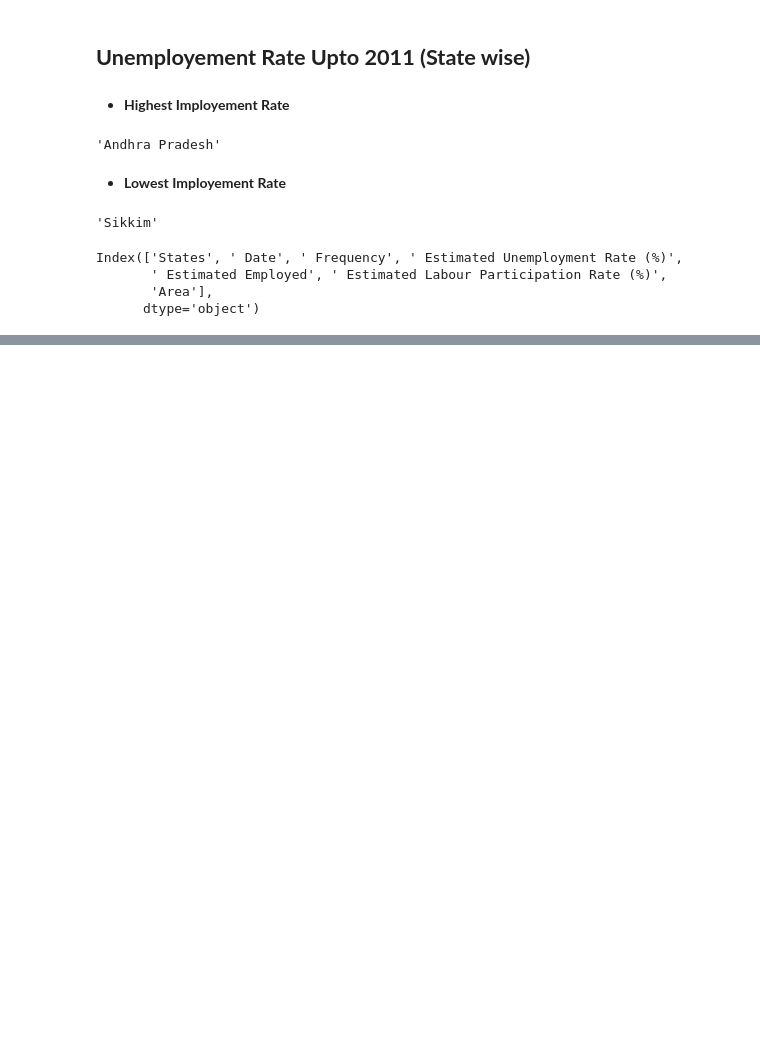
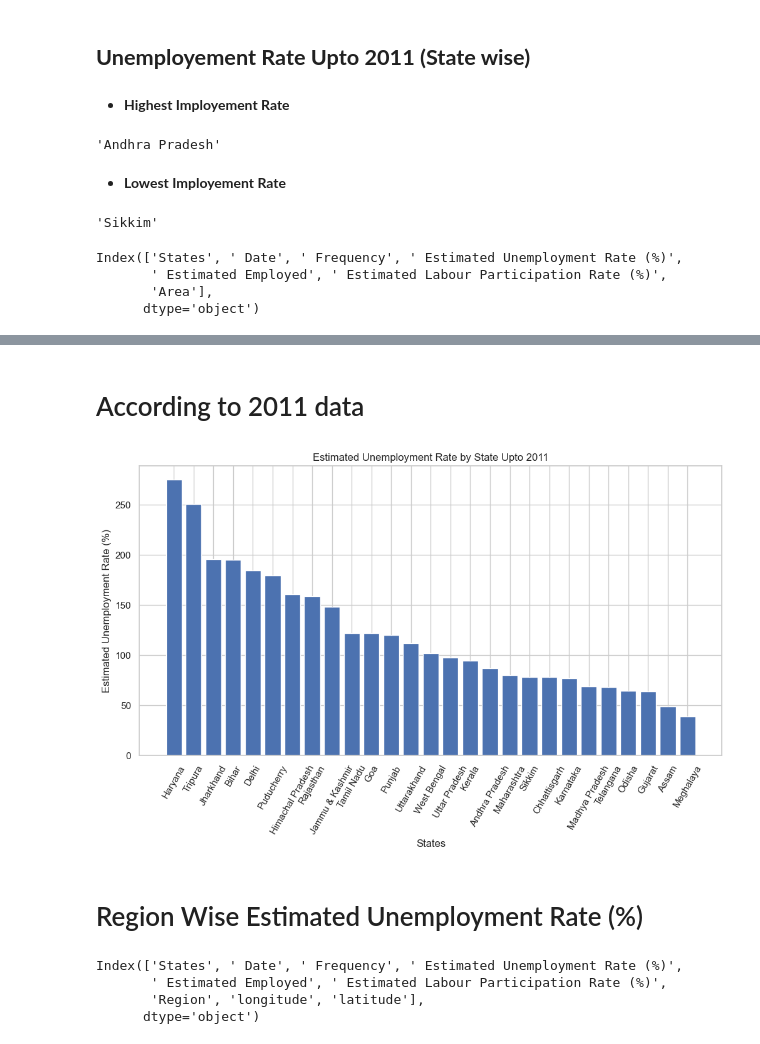
Before and after one commit to farazsfa007/OIBSIP, a Jupyter notebook: Unemployment Analysis/Imployment.ipynb, the cells around one changed output, grey strips where cells are left out. Cells and saved outputs as stored; diff of their text form; code cells hidden in the pictures; blank space fills up the shorter version.

```diff
--- a/Unemployment Analysis/Imployment.ipynb
+++ b/Unemployment Analysis/Imployment.ipynb
@@ -296,0 +297,2 @@ df_Est
+# %%
+df_Est_2011 = df_2020[["States"," Estimated Unemployment Rate (%)"]].groupby("States").sum().sort_values(' Estimated Unemployment Rate (%)',ascending = False)
@@ -296,0 +341,30 @@ df_Est
+# %% [markdown]
+# According to 2011 data
+# %%
+import matplotlib.pyplot as plt
+
+# Extract the states and unemployment rates from the DataFrame
+states = df_Est_2011.index
+unemployment_rates = df_Est_2011[' Estimated Unemployment Rate (%)']
+
+# Create a bar plot
+plt.figure(figsize=(12, 6))
+plt.bar(states, unemployment_rates)
+plt.xticks(rotation=60)
+plt.xlabel('States')
+plt.ylabel('Estimated Unemployment Rate (%)')
+plt.title('Estimated Unemployment Rate by State Upto 2011')
+
+# Display the plot
+plt.show()
+# %% [output]
+[figure, added]
+# %% [markdown]
+# Region Wise Estimated Unemployment Rate (%)
+# %%
+df_2020.columns
+# %% [output]
+Index(['States', ' Date', ' Frequency', ' Estimated Unemployment Rate (%)',
+       ' Estimated Employed', ' Estimated Labour Participation Rate (%)',
+       'Region', 'longitude', 'latitude'],
+      dtype='object')
```
Also changed, not shown: parts of 23 cells of this notebook.
